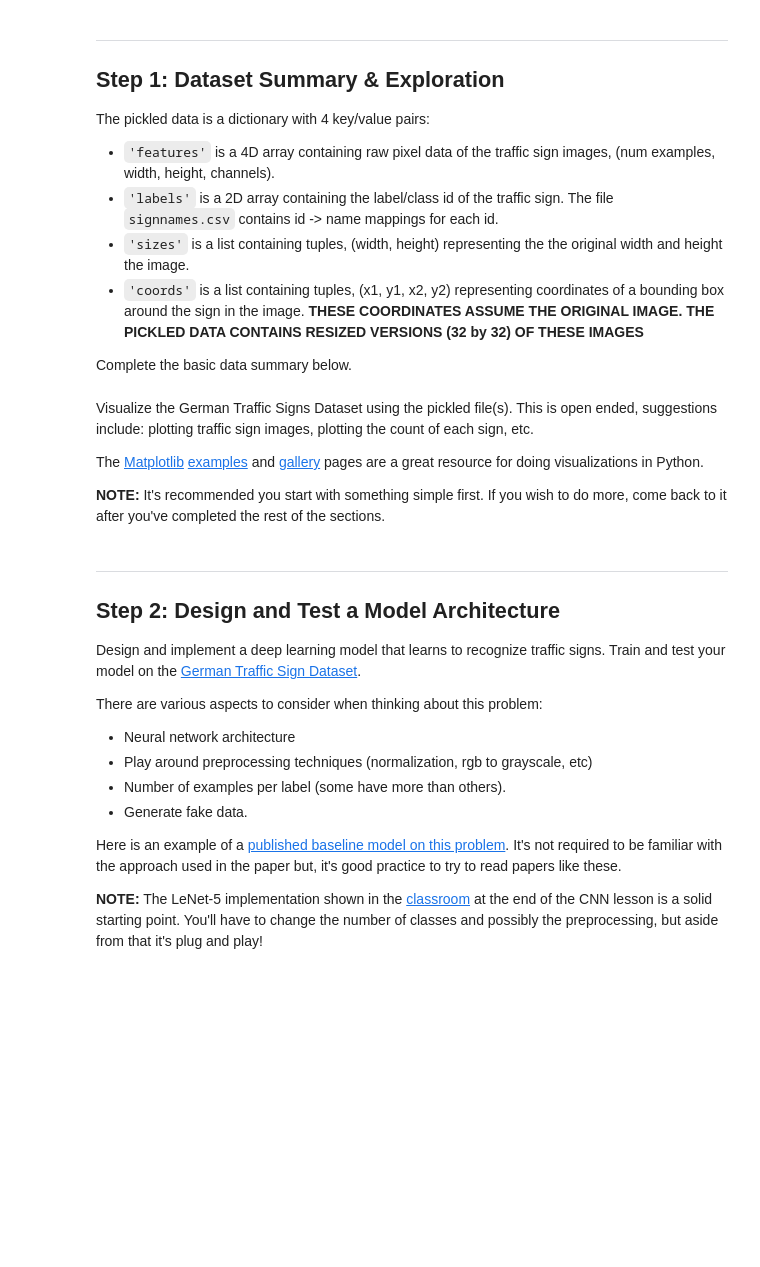
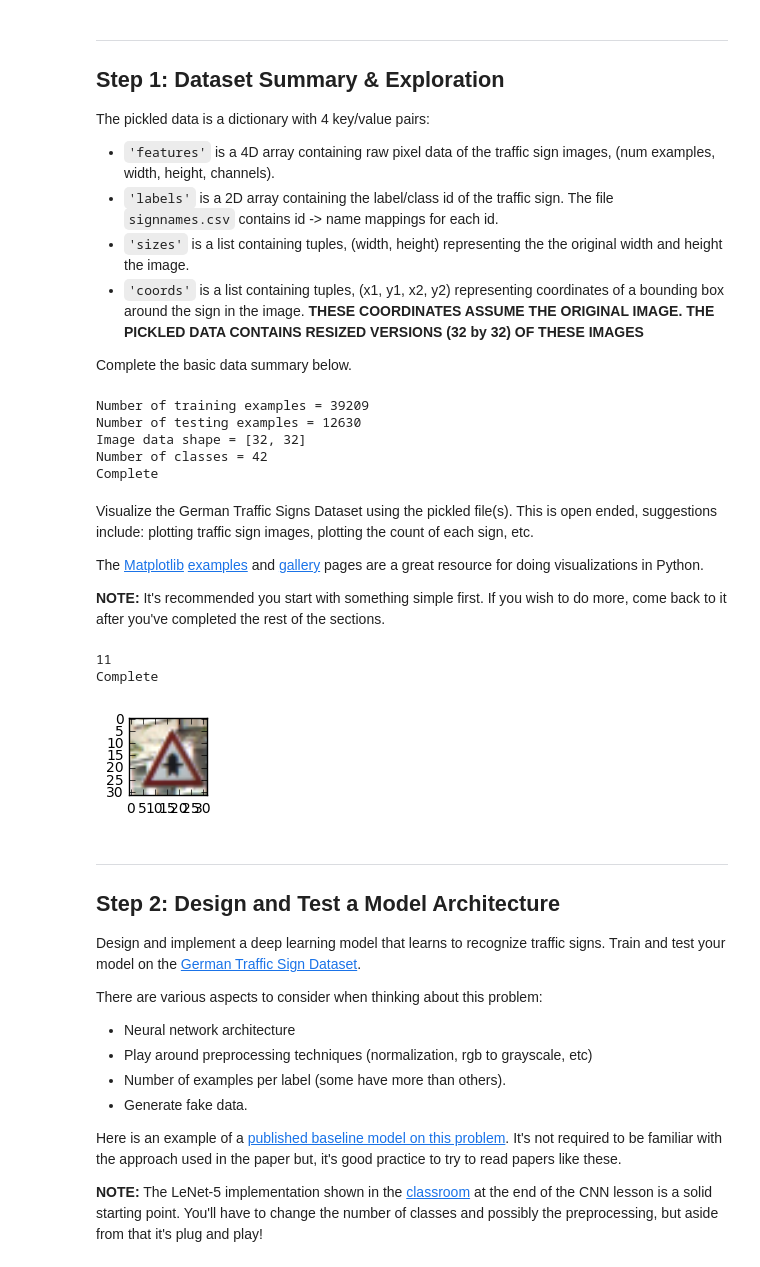
Before and after one commit to anthony-chaudhary/self-driving-car-nanodegree-nd013, a Jupyter notebook: CarND-Traffic-Sign-Classifier-Project-master/Traffic_Sign_Classifier.ipynb, the cells around one changed output. Drawn from its saved outputs; the diff is of its cells as text; code cells hidden in the pictures; blank space fills up the shorter version.

```diff
--- a/CarND-Traffic-Sign-Classifier-Project-master/Traffic_Sign_Classifier.ipynb
+++ b/CarND-Traffic-Sign-Classifier-Project-master/Traffic_Sign_Classifier.ipynb
@@ -17,10 +17,8 @@ In addition to implementing code, there will be questions that you must answer w
 # Load pickled data
 import pickle
 
-# TODO: Fill this in based on where you saved the training and testing data
-
-training_file = ?
-testing_file = ?
+training_file = "train.p"
+testing_file = "test.p"
 
 with open(training_file, mode='rb') as f:
     train = pickle.load(f)
@@ -29,3 +27,6 @@ with open(testing_file, mode='rb') as f:
 
 X_train, y_train = train['features'], train['labels']
 X_test, y_test = test['features'], test['labels']
+
+
+print("Complete")
@@ -43,24 +46,29 @@ The pickled data is a dictionary with 4 key/value pairs:
 
 Complete the basic data summary below.
 # %%
-### Replace each question mark with the appropriate value.
+# Number of training examples
+n_train = len(X_train)
 
-# TODO: Number of training examples
-n_train = ?
+# Number of testing examples.
+n_test = len(X_test)
 
-# TODO: Number of testing examples.
-n_test = ?
+# What's the shape of an traffic sign image?
+image_shape = [32,32]
 
-# TODO: What's the shape of an traffic sign image?
-image_shape = ?
-
-# TODO: How many unique classes/labels there are in the dataset.
-n_classes = ?
+# How many unique classes/labels there are in the dataset.
+n_classes = 42
 
 print("Number of training examples =", n_train)
 print("Number of testing examples =", n_test)
 print("Image data shape =", image_shape)
 print("Number of classes =", n_classes)
+print("Complete")
+# %% [output]
+Number of training examples = 39209
+Number of testing examples = 12630
+Image data shape = [32, 32]
+Number of classes = 42
+Complete
 # %% [markdown]
 Visualize the German Traffic Signs Dataset using the pickled file(s). This is open ended, suggestions include: plotting traffic sign images, plotting the count of each sign, etc.
 
@@ -70,9 +78,23 @@ The [Matplotlib](http://matplotlib.org/) [examples](http://matplotlib.org/exampl
 # %%
 ### Data exploration visualization goes here.
 ### Feel free to use as many code cells as needed.
+
+import random
+import numpy as np
 import matplotlib.pyplot as plt
-# Visualizations will be shown in the notebook.
 %matplotlib inline
+
+index = random.randint(1, len(X_train))
+image = X_train[index].squeeze()
+
+plt.figure(figsize=(1,1))
+plt.imshow(image)
+print(y_train[index])
+print("Complete")
+# %% [output]
+11
+Complete
+[figure, added]
 # %% [markdown]
 ----
 
```
Also changed, not shown: parts of 11 cells of this notebook, 3 other files.
